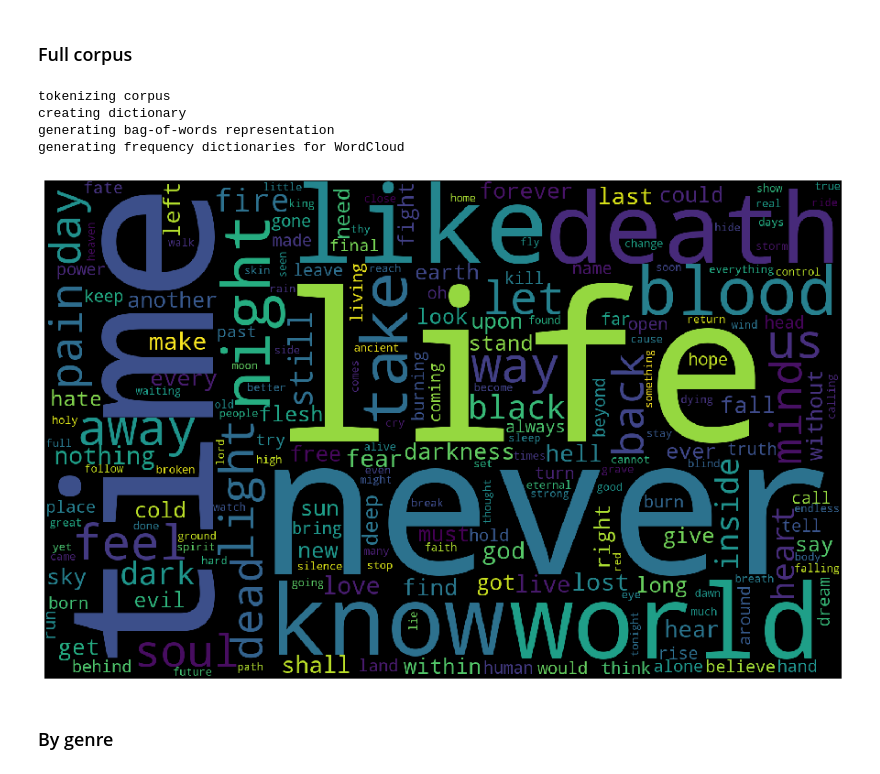
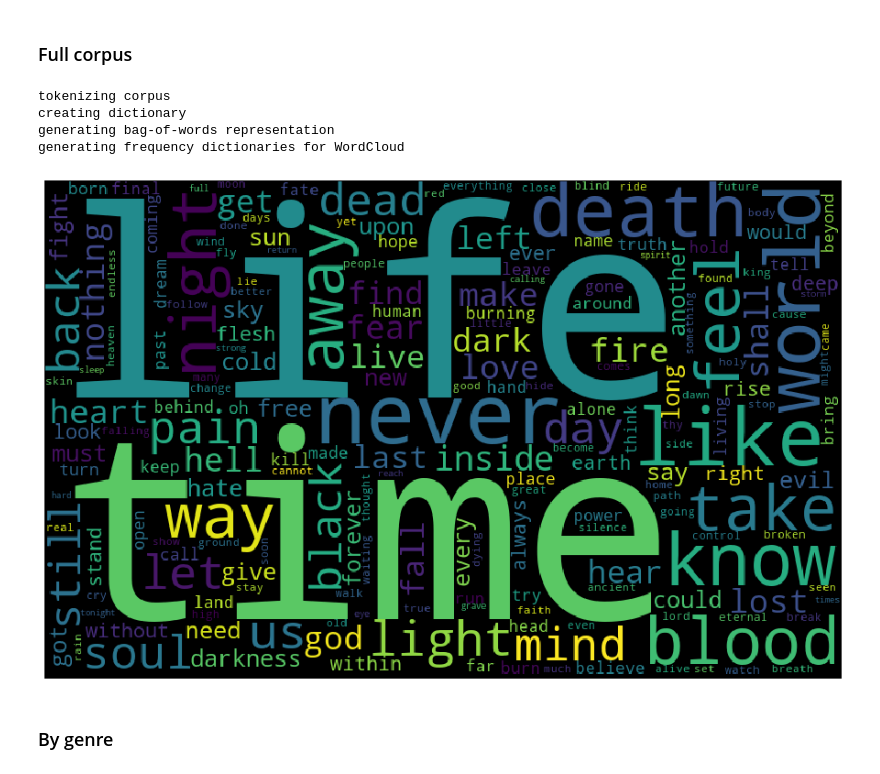
Before and after one commit to pdqnguyen/metallyrics, a Jupyter notebook: lyrics1.ipynb, the cells around one changed output. Saved outputs shown, nothing was run; the diff lists cells and outputs as text; code cells hidden in the pictures.

Commit message:
smaller word clouds

```diff
--- a/lyrics1.ipynb
+++ b/lyrics1.ipynb
@@ -94,17 +94,17 @@ def get_wordcloud_frequencies(texts, tfidf=False, min_df=0):
 # %%
 full_text = ' '.join(corpus)
 word_freqs = get_wordcloud_frequencies([full_text], tfidf=False, min_df=0)
-word_cloud = WordCloud(width=1600, height=1000).fit_words(word_freqs[0])
+word_cloud = WordCloud(width=800, height=500).fit_words(word_freqs[0])
 plt.figure(figsize=(16, 10))
 plt.imshow(word_cloud)
 plt.axis('off')
 plt.show()
 # %% [output]
 tokenizing corpus
 creating dictionary
 generating bag-of-words representation
 generating frequency dictionaries for WordCloud
-[figure, old version]
+[figure, new version]
 # %% [markdown]
 ### By genre
 # %%
```
